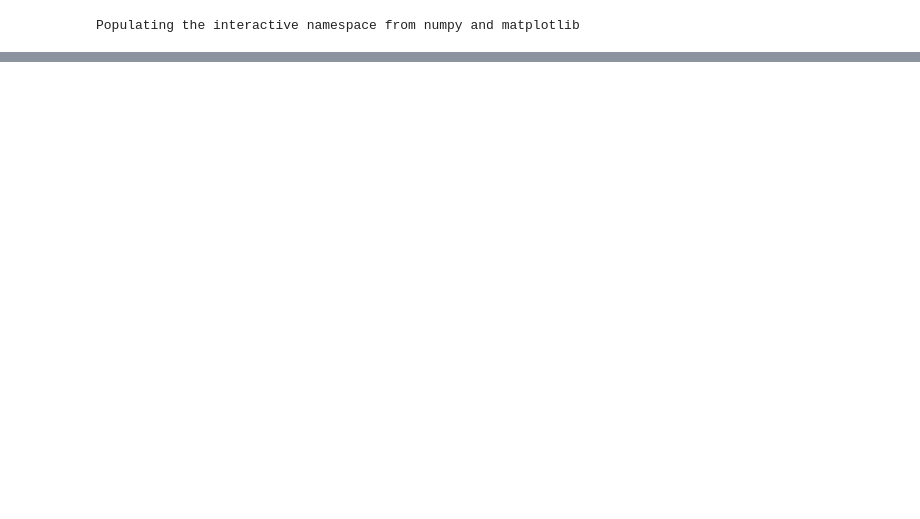
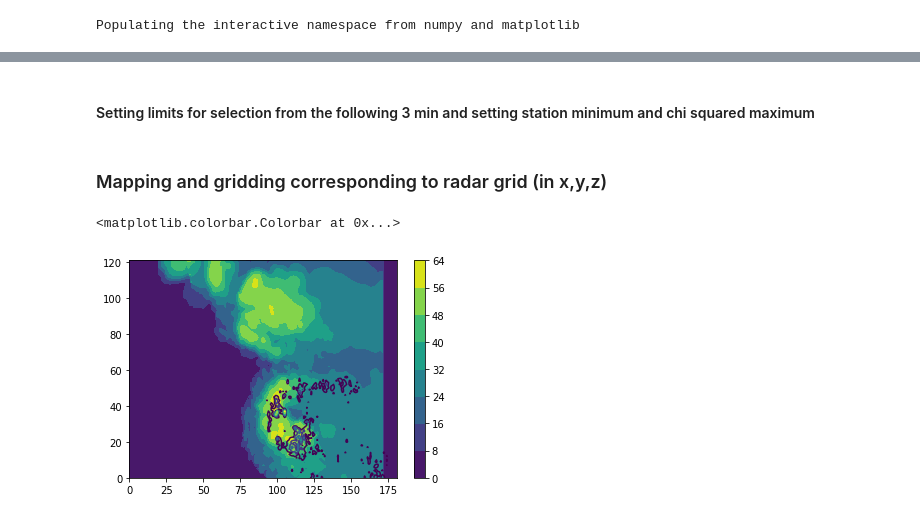
Before and after one commit to vbalderdash/varout_data, a Jupyter notebook: readout.ipynb, the cells around one changed output, grey strips where cells are left out. Saved outputs shown, nothing was run; the diff lists cells and outputs as text; code cells hidden in the pictures; blank space fills up the shorter version.

Commit message:
playing around with lma source plotting

```diff
--- a/readout.ipynb
+++ b/readout.ipynb
@@ -28,0 +35,52 @@ plt.colorbar()
+# %%
+lma_file = 'LYLOUT_{0}0.exported.dat'.format(dataf.time[:3])
+# lma_file = '/home/vanna.chmielewski/analyzedlightning/notgz/LYLOUT_{0}0.exported.dat'.format(dataf.time[:3])
+lmad = ls.lmafile(lma_file).readfile()
+
+if int(dataf.time[3]) > 7:
+    sfi = datetime.datetime(2012,5,29,int(dataf.time[:2]),int(dataf.time[2:])) + datetime.timedelta(minutes=10)
+    lma_file2 = '/home/vanna.chmielewski/analyzedlightning/notgz/LYLOUT_{0}0.exported.dat'.format(sfi.strftime('%H%M')[:3])
+    lmad2 = rf.lmafile(lma_file).readfile()
+    lmad = pd.concat((lmad,lmad2))
+# %% [markdown]
+#### Setting limits for selection from the following 3 min and setting station minimum and chi squared maximum
+# %%
+tstart = int(dataf.time[:2])*3600 + int(dataf.time[2:])*60
+tend   = tstart + 3*60
+mxchi  = 1.0
+mnnum  = 7.0
+
+sources = lmad[(lmad['time'] >= tstart)  & (lmad['time'] < tend) &
+               (lmad['chi']  <= mxchi)   & (lmad['num'] >= mnnum)]
+psource = sources[sources['charge'] ==  3]
+nsource = sources[sources['charge'] == -3]
+# %% [markdown]
+### Mapping and gridding corresponding to radar grid (in x,y,z)
+# %%
+exs,eys,ezs = geo.toECEF(np.array(sources['lon']),
+                         np.array(sources['lat']),
+                         np.array(sources['alt']))
+projl = MapProjection(projection='laea', lat_0=dataf.lat, lon_0=dataf.lon, alt_0=dataf.alt)
+nxs,nys,nzs = projl.fromECEF(exs,eys,ezs)
+# %%
+binz = np.arange(dataf.iz,dataf.nz*dataf.dz+dataf.iz+dataf.dz,dataf.dz)-dataf.dz/2.
+biny = np.arange(dataf.iy,dataf.ny*dataf.dy+dataf.iy+dataf.dy,dataf.dy)-dataf.dy/2.
+binx = np.arange(dataf.ix,dataf.nx*dataf.dx+dataf.ix+dataf.dx,dataf.dx)-dataf.dx/2.
+
+negs = sources['charge'] == -3
+poss = sources['charge'] ==  3
+unas = sources['charge'] ==  0
+abins = (binx,biny,binz)
+
+all_counts = np.histogramdd(np.array([nxs,nys,nzs]).T,bins=abins)[0]
+p_counts   = np.histogramdd(np.array([nxs[poss],nys[poss],nzs[poss]]).T,bins=abins)[0]
+n_counts   = np.histogramdd(np.array([nxs[negs],nys[negs],nzs[negs]]).T,bins=abins)[0]
+# %%
+# plt.contourf(r[:,50,:])
+# plt.contourf(all_counts[:,:,17].T)
+plt.contour(np.sum(all_counts,axis=2).T)
+plt.contourf(r[20])
+plt.colorbar()
+# %% [output]
+<matplotlib.colorbar.Colorbar at 0x...>
+[figure, added]
```
Also changed, not shown: parts of 11 cells of this notebook, 2 other files.
